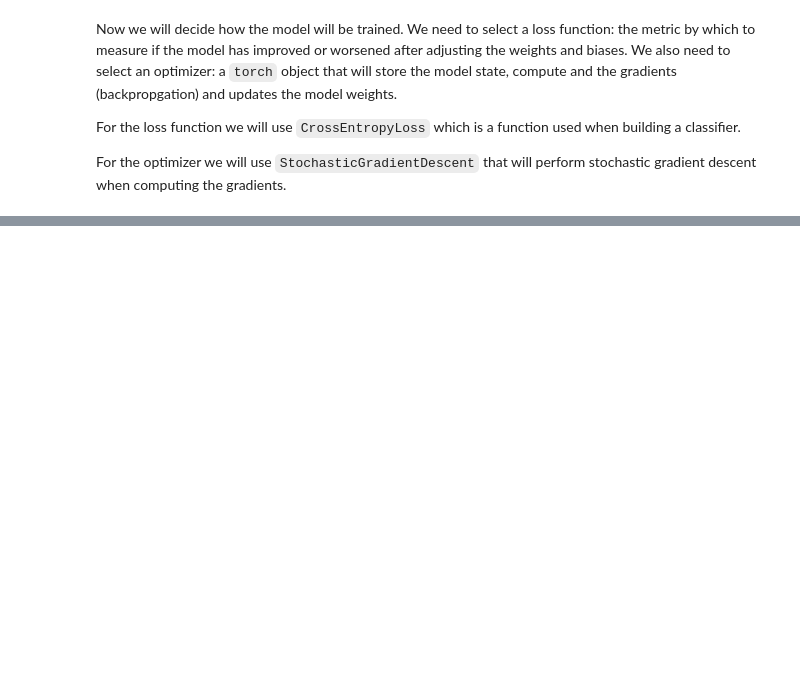
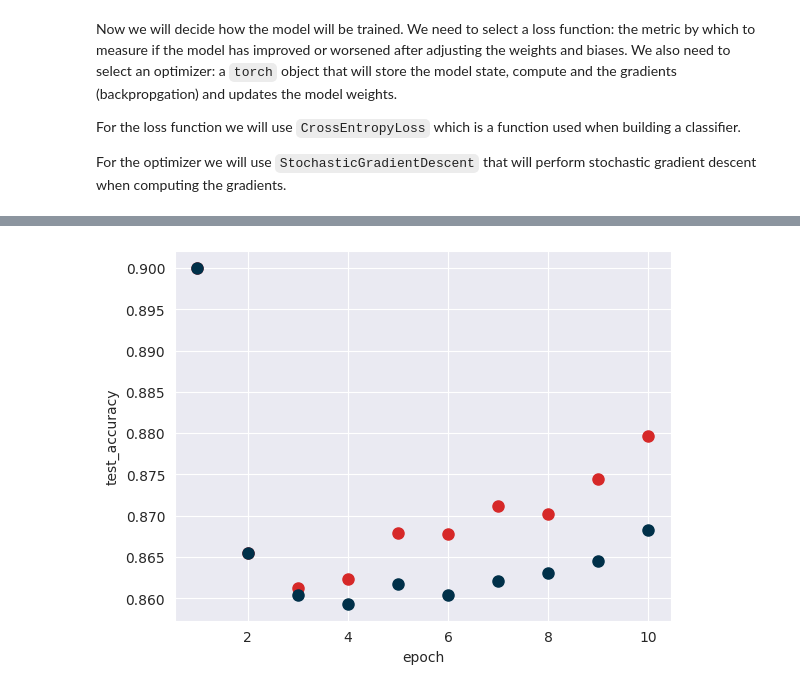
Before and after one commit to gmadigan/image-classification_animals, a Jupyter notebook: notebooks/02_cnn-model-training-evaluation.ipynb, the cells around one changed output, grey strips where cells are left out. Cells and saved outputs as stored; diff of their text form; code cells hidden in the pictures; blank space fills up the shorter version.

```diff
--- a/notebooks/02_cnn-model-training-evaluation.ipynb
+++ b/notebooks/02_cnn-model-training-evaluation.ipynb
@@ -763,0 +814,9 @@ ax.legend();
+# %%
+# Plot the accuracy per epoch
+ax1 = df_eval.plot(kind='scatter', x='epoch', y='train_accuracy', color=my_palette[0], s=64)
+ax2 = df_eval.plot(kind='scatter', x='epoch', y='test_accuracy', color=my_palette[1], s=64, ax=ax1)
+
+# Save figure
+plt.savefig(os.path.join(FIGURE_PATH,'model-eval-accuracy.pdf'), bbox_inches='tight');
+# %% [output]
+[figure, added]
```
Also changed, not shown: parts of 36 cells of this notebook.
